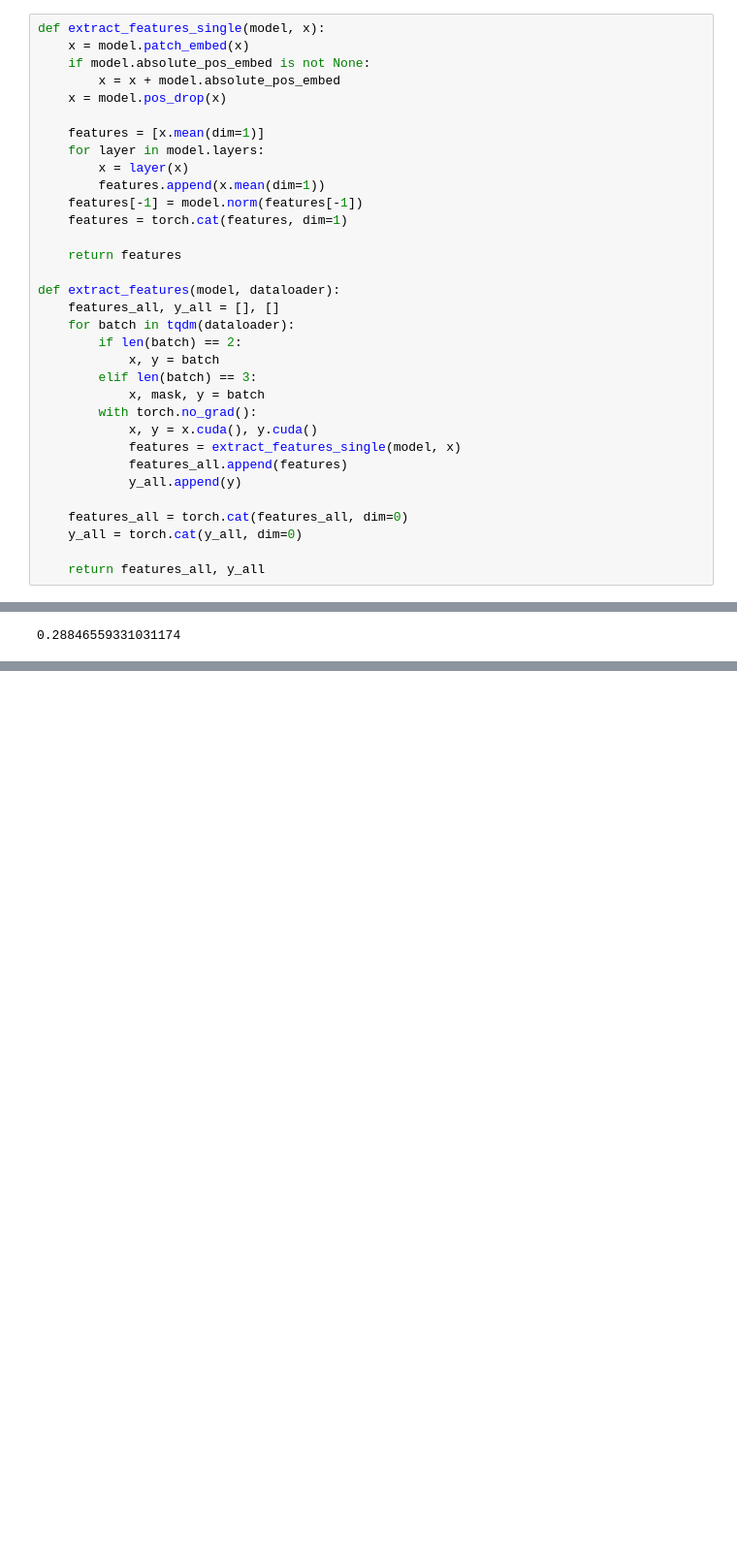
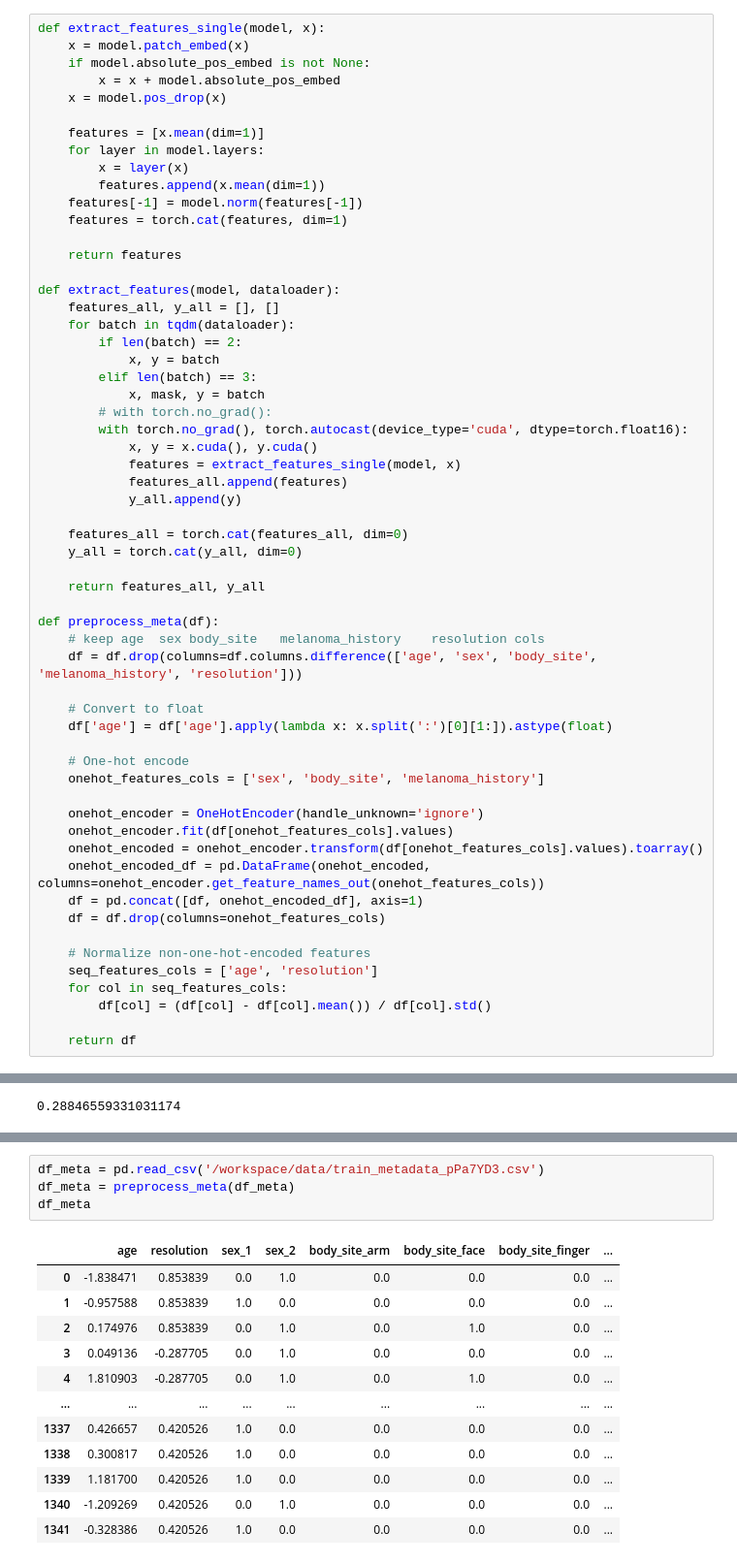
Before and after one commit to mkotyushev/visiomel-2023, a Jupyter notebook: src/notebooks/svm.ipynb, the cells around one changed output, grey strips where cells are left out. Shown at 97% size. Drawn from its saved outputs; the diff is of its cells as text; blank space fills up the shorter version.

```diff
--- a/src/notebooks/svm.ipynb
+++ b/src/notebooks/svm.ipynb
@@ -36,7 +41,8 @@ def extract_features(model, dataloader):
             x, y = batch
         elif len(batch) == 3:
             x, mask, y = batch
-        with torch.no_grad():
+        # with torch.no_grad():
+        with torch.no_grad(), torch.autocast(device_type='cuda', dtype=torch.float16):
             x, y = x.cuda(), y.cuda()
             features = extract_features_single(model, x)
             features_all.append(features)
@@ -46,6 +52,30 @@ def extract_features(model, dataloader):
     y_all = torch.cat(y_all, dim=0)
 
     return features_all, y_all
+
+def preprocess_meta(df):
+    # keep age	sex	body_site	melanoma_history	resolution cols
+    df = df.drop(columns=df.columns.difference(['age', 'sex', 'body_site', 'melanoma_history', 'resolution']))
+
+    # Convert to float
+    df['age'] = df['age'].apply(lambda x: x.split(':')[0][1:]).astype(float)
+
+    # One-hot encode
+    onehot_features_cols = ['sex', 'body_site', 'melanoma_history']
+
+    onehot_encoder = OneHotEncoder(handle_unknown='ignore')
+    onehot_encoder.fit(df[onehot_features_cols].values)
+    onehot_encoded = onehot_encoder.transform(df[onehot_features_cols].values).toarray()
+    onehot_encoded_df = pd.DataFrame(onehot_encoded, columns=onehot_encoder.get_feature_names_out(onehot_features_cols))
+    df = pd.concat([df, onehot_encoded_df], axis=1)
+    df = df.drop(columns=onehot_features_cols)
+
+    # Normalize non-one-hot-encoded features
+    seq_features_cols = ['age', 'resolution']
+    for col in seq_features_cols:
+        df[col] = (df[col] - df[col].mean()) / df[col].std()
+
+    return df
 # %% [markdown]
 # Pretrained
 # %%
@@ -308,0 +436,17 @@ log_loss(y_all.cpu().numpy(), y_all_pred, eps=1e-16)
+# %%
+df_meta = pd.read_csv('/workspace/data/train_metadata_pPa7YD3.csv')
+df_meta = preprocess_meta(df_meta)
+df_meta
+# %% [output]
+|  | age | resolution | sex_1 | sex_2 | body_site_arm | body_site_face | body_site_finger | ... |
+| 0 | -1.838471 | 0.853839 | 0.0 | 1.0 | 0.0 | 0.0 | 0.0 | ... |
+| 1 | -0.957588 | 0.853839 | 1.0 | 0.0 | 0.0 | 0.0 | 0.0 | ... |
+| 2 | 0.174976 | 0.853839 | 0.0 | 1.0 | 0.0 | 1.0 | 0.0 | ... |
+| 3 | 0.049136 | -0.287705 | 0.0 | 1.0 | 0.0 | 0.0 | 0.0 | ... |
+| 4 | 1.810903 | -0.287705 | 0.0 | 1.0 | 0.0 | 1.0 | 0.0 | ... |
+| ... | ... | ... | ... | ... | ... | ... | ... | ... |
+| 1337 | 0.426657 | 0.420526 | 1.0 | 0.0 | 0.0 | 0.0 | 0.0 | ... |
+| 1338 | 0.300817 | 0.420526 | 1.0 | 0.0 | 0.0 | 0.0 | 0.0 | ... |
+| 1339 | 1.181700 | 0.420526 | 1.0 | 0.0 | 0.0 | 0.0 | 0.0 | ... |
+| 1340 | -1.209269 | 0.420526 | 0.0 | 1.0 | 0.0 | 0.0 | 0.0 | ... |
+| 1341 | -0.328386 | 0.420526 | 1.0 | 0.0 | 0.0 | 0.0 | 0.0 | ... |
```
Also changed, not shown: parts of 60 cells of this notebook.
